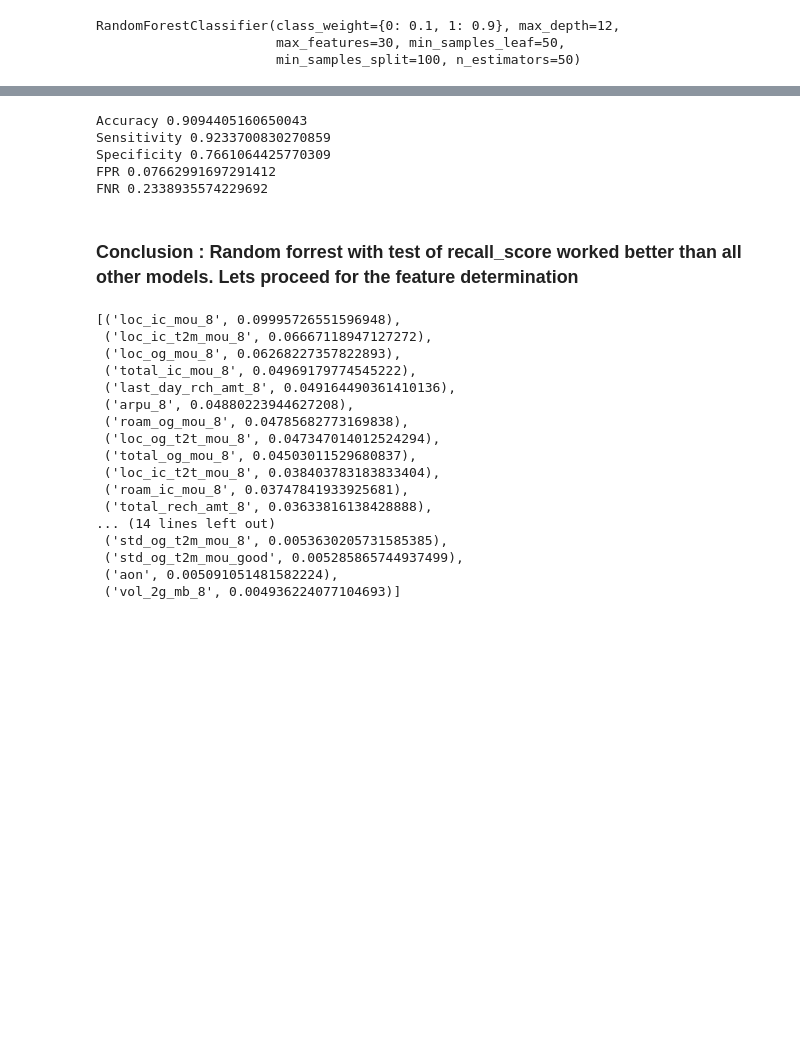
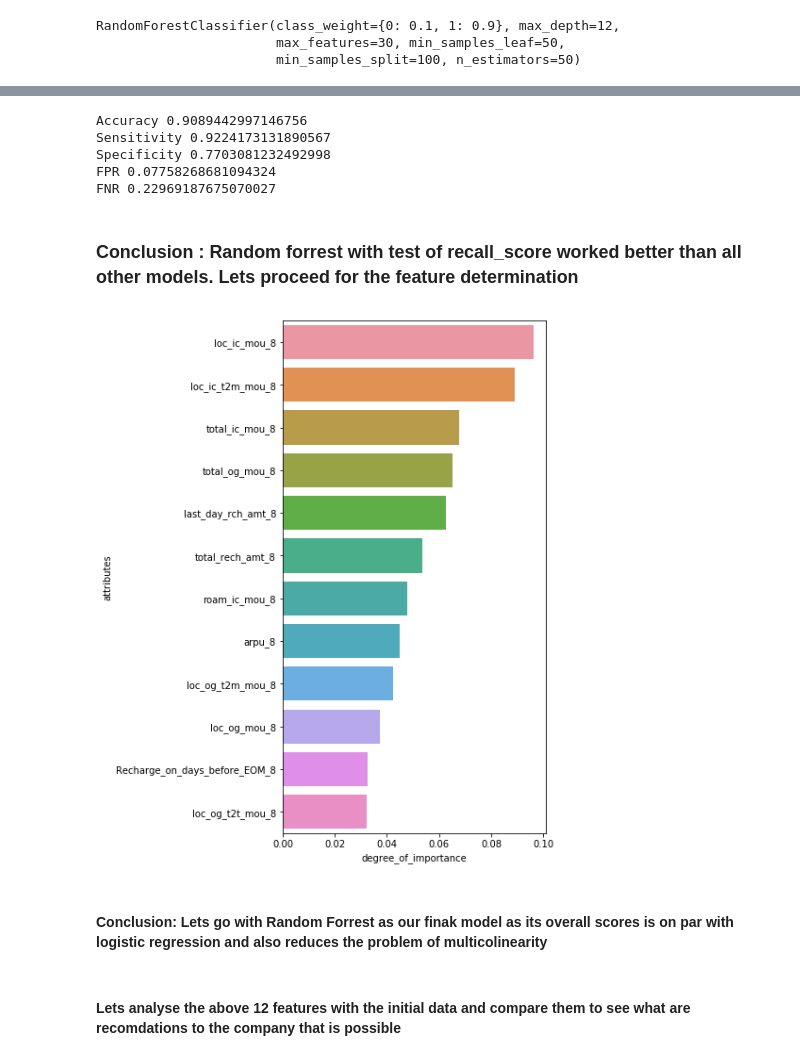
Before and after one commit to murthy605/TelecomChurn, a Jupyter notebook: Hari_Krishna_TelecomChurnCaseStudy.ipynb, the cells around one changed output, grey strips where cells are left out. Saved outputs shown, nothing was run; the diff lists cells and outputs as text; code cells hidden in the pictures; blank space fills up the shorter version.

Commit message:
Final Model and predictions

```diff
--- a/Hari_Krishna_TelecomChurnCaseStudy.ipynb
+++ b/Hari_Krishna_TelecomChurnCaseStudy.ipynb
@@ -1449,11 +1464,15 @@ print("FPR", FPR_rf_all)
 
 FNR_rf_all = cm_rf_all[1,0]/(cm_rf_all[1,0]+cm_rf_all[1,1])
 print("FNR", FNR_rf_all)
+
+pred_probs_test_rf_all = rf_all.predict_proba(X_test)[:,1]
+roc_scores_test_rf = ("{:2.2}".format(metrics.roc_auc_score(y_test, pred_probs_test_rf_all)))
+print("ROC", roc_scores_test_rf)
 # %% [output]
-Accuracy 0.9094405160650043
-Sensitivity 0.9233700830270859
-Specificity 0.7661064425770309
-FPR 0.07662991697291412
-FNR 0.2338935574229692
+Accuracy 0.9089442997146756
+Sensitivity 0.9224173131890567
+Specificity 0.7703081232492998
+FPR 0.07758268681094324
+FNR 0.22969187675070027
 # %% [markdown]
 ### Conclusion : Random forrest with test of recall_score worked better than all other models. Lets proceed for the feature determination
@@ -1469,24 +1479,18 @@ features_descending = OrderedDict(sorted(features_dict.items(),
-# %%
-#Variable Importance top variables
-dic= dict(features_descending)
-
-from itertools import islice
-list(islice(dic.items(), 30))
-# %% [output]
-[('loc_ic_mou_8', 0.09995726551596948),
- ('loc_ic_t2m_mou_8', 0.06667118947127272),
- ('loc_og_mou_8', 0.06268227357822893),
- ('total_ic_mou_8', 0.04969179774545222),
- ('last_day_rch_amt_8', 0.049164490361410136),
- ('arpu_8', 0.04880223944627208),
- ('roam_og_mou_8', 0.04785682773169838),
- ('loc_og_t2t_mou_8', 0.047347014012524294),
- ('total_og_mou_8', 0.04503011529680837),
- ('loc_ic_t2t_mou_8', 0.038403783183833404),
- ('roam_ic_mou_8', 0.03747841933925681),
- ('total_rech_amt_8', 0.03633816138428888),
-... (14 lines left out)
- ('std_og_t2m_mou_8', 0.0053630205731585385),
- ('std_og_t2m_mou_good', 0.005285865744937499),
- ('aon', 0.005091051481582224),
- ('vol_2g_mb_8', 0.004936224077104693)]
+# %%
+importance_of_features,names_of_features=zip(*sorted(zip(rf_all.feature_importances_,X_train.columns.values)))
+
+df_Features=pd.DataFrame({"attributes":names_of_features,"degree_of_importance":importance_of_features})
+df_Features = df_Features.sort_values(by="degree_of_importance",axis=0,ascending=False)
+df_Features = df_Features.reset_index(drop=True)
+
+
+plt.figure(figsize=(5, 10))
+
+sns.barplot(x='degree_of_importance', y= 'attributes', data=df_Features[0:12])
+plt.show()
+# %% [output]
+[figure, added]
+# %% [markdown]
+#### Conclusion: Lets go with Random Forrest as our finak model as its overall scores is on par with logistic regression and also reduces the problem of multicolinearity
+# %% [markdown]
+#### Lets analyse the above 12 features with the initial data and compare them to see what are recomdations to the company that is possible
```
Also changed, not shown: parts of 39 cells of this notebook.
